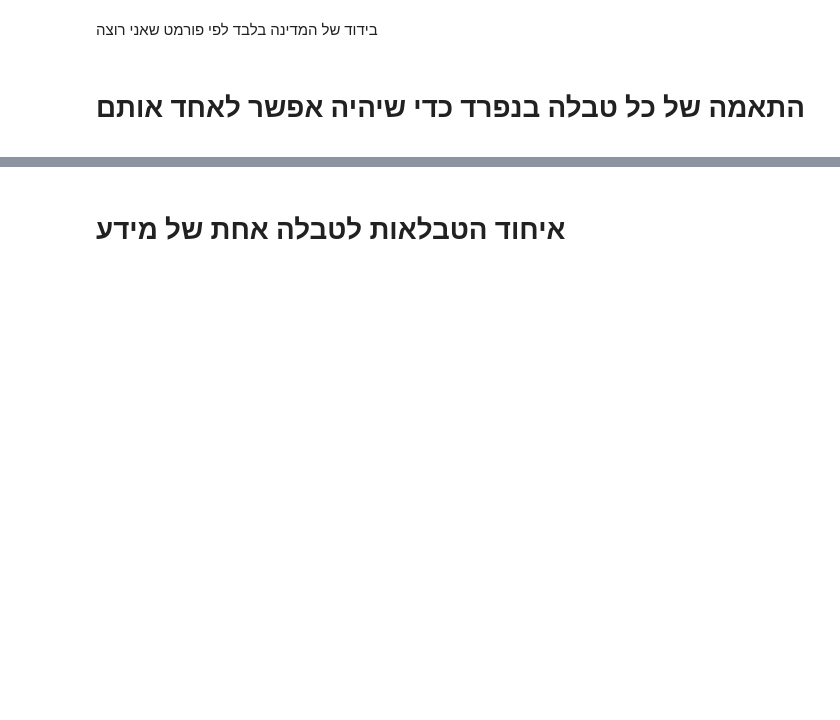
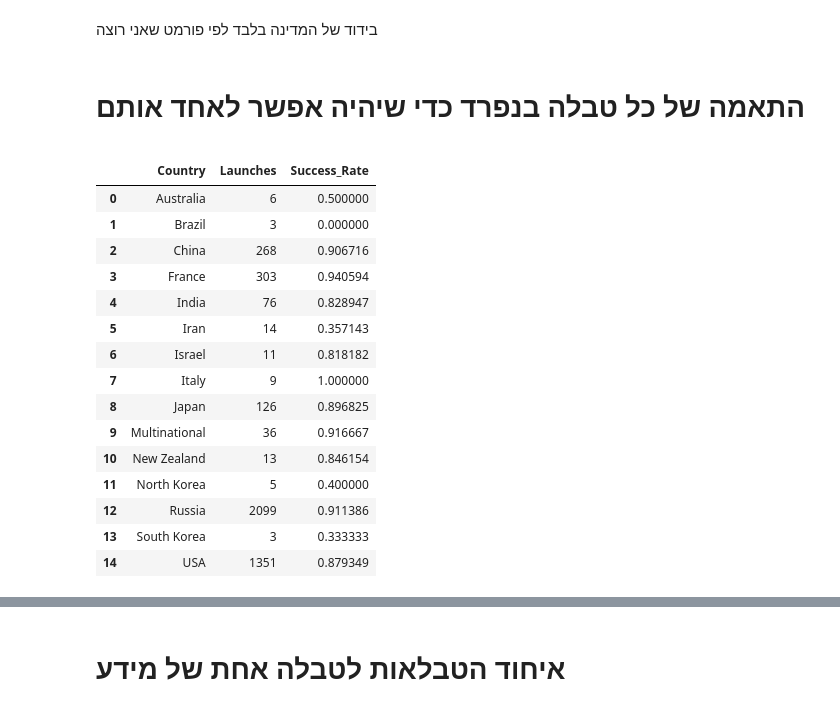
Before and after one commit to TapuZzZz/Engineering, a Jupyter notebook: Machine Learning/Satellite/Satellite.ipynb, the cells around one changed output, grey strips where cells are left out. Saved outputs shown, nothing was run; the diff lists cells and outputs as text; code cells hidden in the pictures; blank space fills up the shorter version.

```diff
--- a/Machine Learning/Satellite/Satellite.ipynb
+++ b/Machine Learning/Satellite/Satellite.ipynb
@@ -204,10 +204,28 @@ df_satellite["Country"] = df_satellite["Country"].replace({"ESA": "Multinational
 # %%
 df_missions["Success"] = (df_missions["Mission Status"] == "Success").astype(int)
 
 missions_by_country = df_missions.groupby("Country").agg(
     Launches=("Success", "count"),
     Success_Rate=("Success", "mean"),
 ).reset_index()
+missions_by_country
+# %% [output]
+|  | Country | Launches | Success_Rate |
+| 0 | Australia | 6 | 0.500000 |
+| 1 | Brazil | 3 | 0.000000 |
+| 2 | China | 268 | 0.906716 |
+| 3 | France | 303 | 0.940594 |
+| 4 | India | 76 | 0.828947 |
+| 5 | Iran | 14 | 0.357143 |
+| 6 | Israel | 11 | 0.818182 |
+| 7 | Italy | 9 | 1.000000 |
+| 8 | Japan | 126 | 0.896825 |
+| 9 | Multinational | 36 | 0.916667 |
+| 10 | New Zealand | 13 | 0.846154 |
+| 11 | North Korea | 5 | 0.400000 |
+| 12 | Russia | 2099 | 0.911386 |
+| 13 | South Korea | 3 | 0.333333 |
+| 14 | USA | 1351 | 0.879349 |
 # %%
 df_satellite["Military"] = df_satellite["Users"].str.contains("Military").astype(int)
 
```
Also changed, not shown: parts of 2 cells of this notebook, 1 other file.
